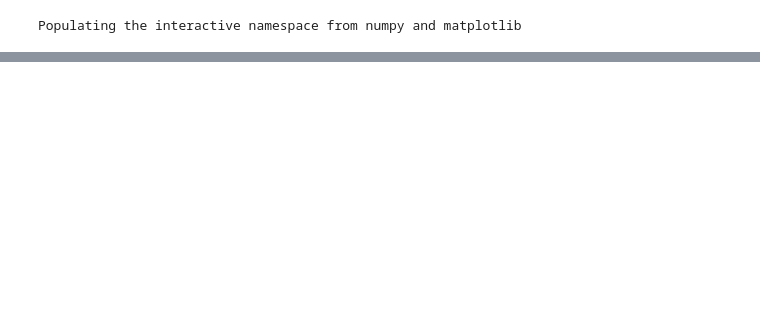
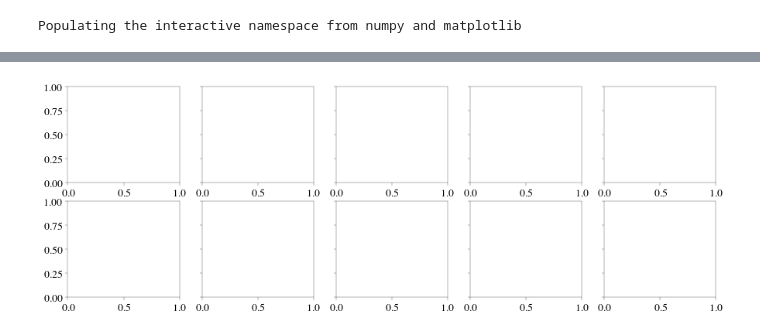
Before and after one commit to ajmejia/1st-phd-seminar, a Jupyter notebook: examples.ipynb, the cells around one changed output, grey strips where cells are left out. Drawn from its saved outputs; the diff is of its cells as text; code cells hidden in the pictures; blank space fills up the shorter version.

```diff
--- a/examples.ipynb
+++ b/examples.ipynb
@@ -51 +152,5 @@ data = real_model(x, real_params) + array([skewnorm.rvs(sk,mu,sigma) for i in xr
+# %%
+fig, axs = subplots(2,5, figsize=(15,5), sharex="row", sharey=True)
+# %% [output]
+[figure, added]
 # %%
```
Also changed, not shown: parts of 10 cells of this notebook.
